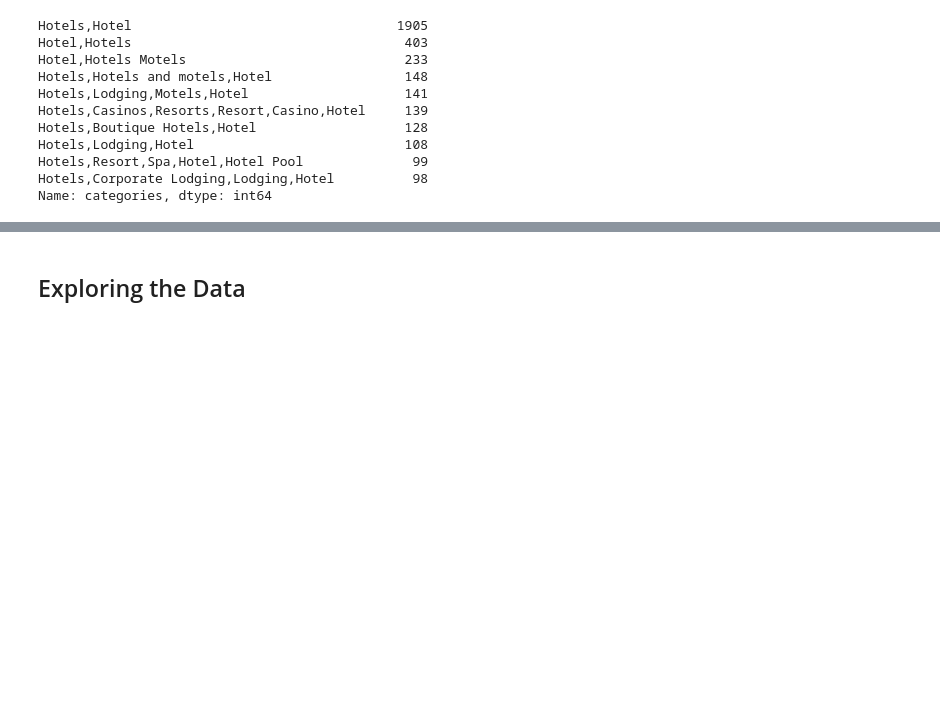
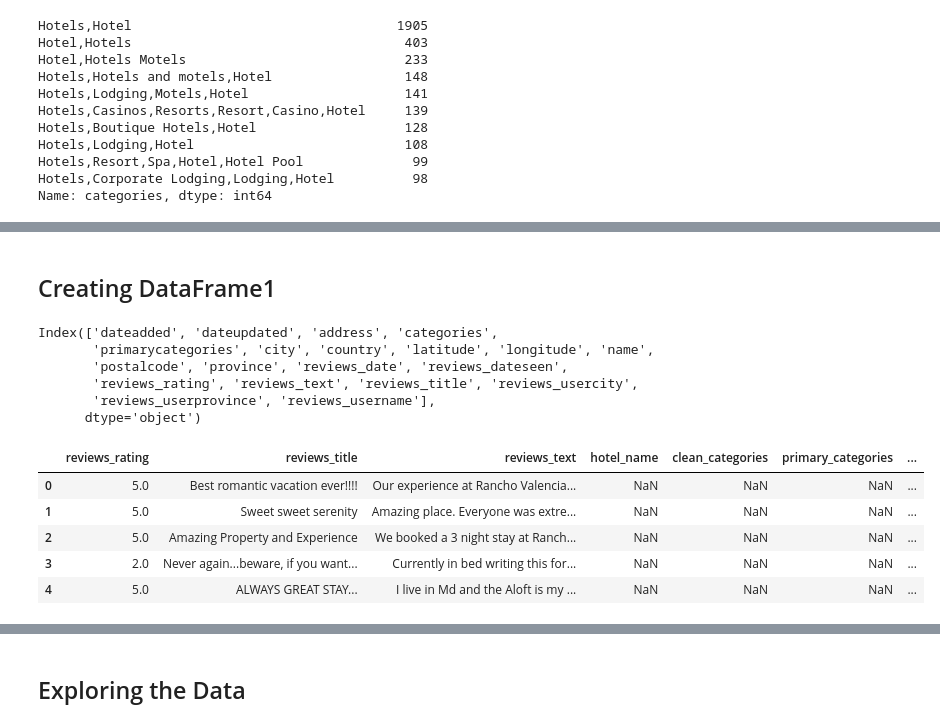
Before and after one commit to becerraperu/Hotel-Reviews-NLP, a Jupyter notebook: hotel_reviews.ipynb, the cells around one changed output, grey strips where cells are left out. Saved outputs shown, nothing was run; the diff lists cells and outputs as text; code cells hidden in the pictures; blank space fills up the shorter version.

```diff
--- a/hotel_reviews.ipynb
+++ b/hotel_reviews.ipynb
@@ -192,13 +194,13 @@ def endchop(thestring, ending):
     return thestring
 # %%
 # Empty dataset to put the cleaned up data
-clean_data = pd.DataFrame(index=range(0,10000), columns=['categories'])
+clean_data = pd.DataFrame(index=range(0,10000), columns=['categories', 'primarycategories'])
 # %%
-for i in range(len(df)):
+for i in range(len(df0)):
 
     single_list = []
     # I split each row into only words after making them lower case and removing spaces
-    for each in df.categories[i].lower().replace(' ',',').split(','):
+    for each in df0.categories[i].lower().replace(' ',',').split(','):
         # Ignoring 'and'
         if each == 'and':
             continue
@@ -217,0 +304,32 @@ clean_data.categories.value_counts().head(10)
+# %% [markdown]
+## Creating DataFrame1
+# %%
+df0.columns
+# %% [output]
+Index(['dateadded', 'dateupdated', 'address', 'categories',
+       'primarycategories', 'city', 'country', 'latitude', 'longitude', 'name',
+       'postalcode', 'province', 'reviews_date', 'reviews_dateseen',
+       'reviews_rating', 'reviews_text', 'reviews_title', 'reviews_usercity',
+       'reviews_userprovince', 'reviews_username'],
+      dtype='object')
+# %%
+# Empty dataset to put the reorganized and cleaned up data
+df1 = pd.DataFrame(index=range(0,10000), columns=['reviews_rating', 'reviews_title', 'reviews_text', 'hotel_name',
+                                                 'clean_categories', 'primary_categories', 'address', 'city', 'province',
+                                                 'country', 'postalcode', 'latitude', 'longitude', 'dateadded',
+                                                  'dateupdated', 'reviews_date', 'reviews_dateseen', 'reviews_usercity',
+                                                  'reviews_userprovince', 'reviews_username'])
+# %%
+# For the columns with the same name and data I filled them with the info from df0
+for each in df1.columns:
+    if each in df0.columns:
+        df1[each] = df0[each]
+# %%
+df1.head()
+# %% [output]
+|  | reviews_rating | reviews_title | reviews_text | hotel_name | clean_categories | primary_categories | ... |
+| 0 | 5.0 | Best romantic vacation ever!!!! | Our experience at Rancho Valencia... | NaN | NaN | NaN | ... |
+| 1 | 5.0 | Sweet sweet serenity | Amazing place. Everyone was extre... | NaN | NaN | NaN | ... |
+| 2 | 5.0 | Amazing Property and Experience | We booked a 3 night stay at Ranch... | NaN | NaN | NaN | ... |
+| 3 | 2.0 | Never again...beware, if you want... | Currently in bed writing this for... | NaN | NaN | NaN | ... |
+| 4 | 5.0 | ALWAYS GREAT STAY... | I live in Md and the Aloft is my ... | NaN | NaN | NaN | ... |
```
Also changed, not shown: parts of 11 cells of this notebook.
